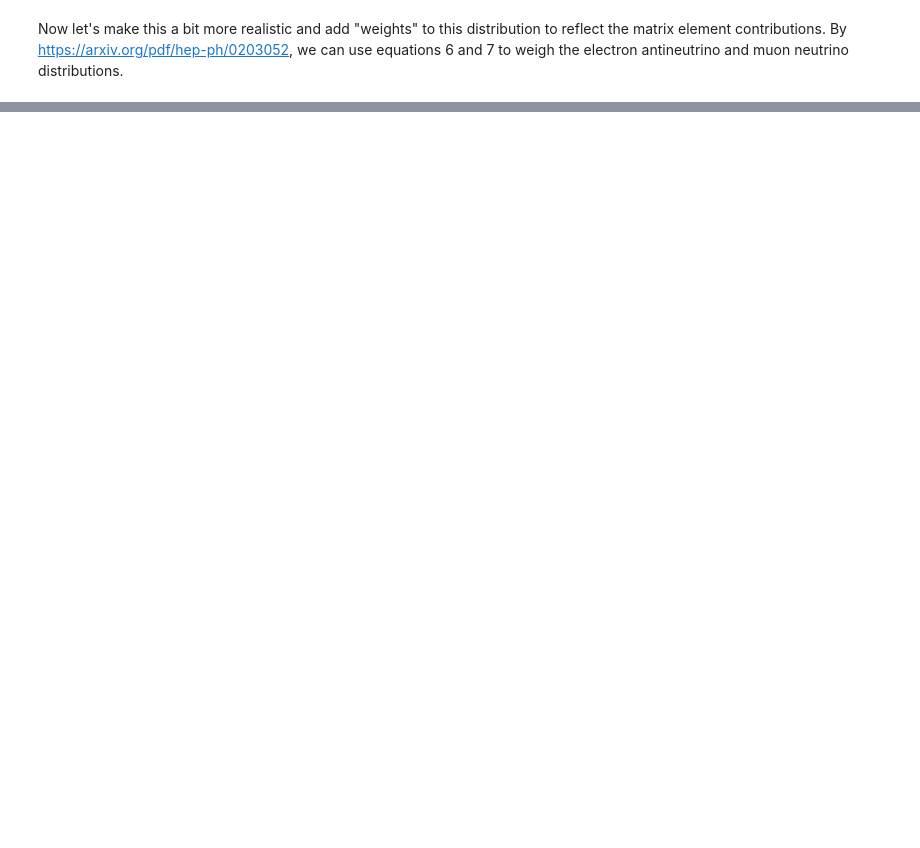
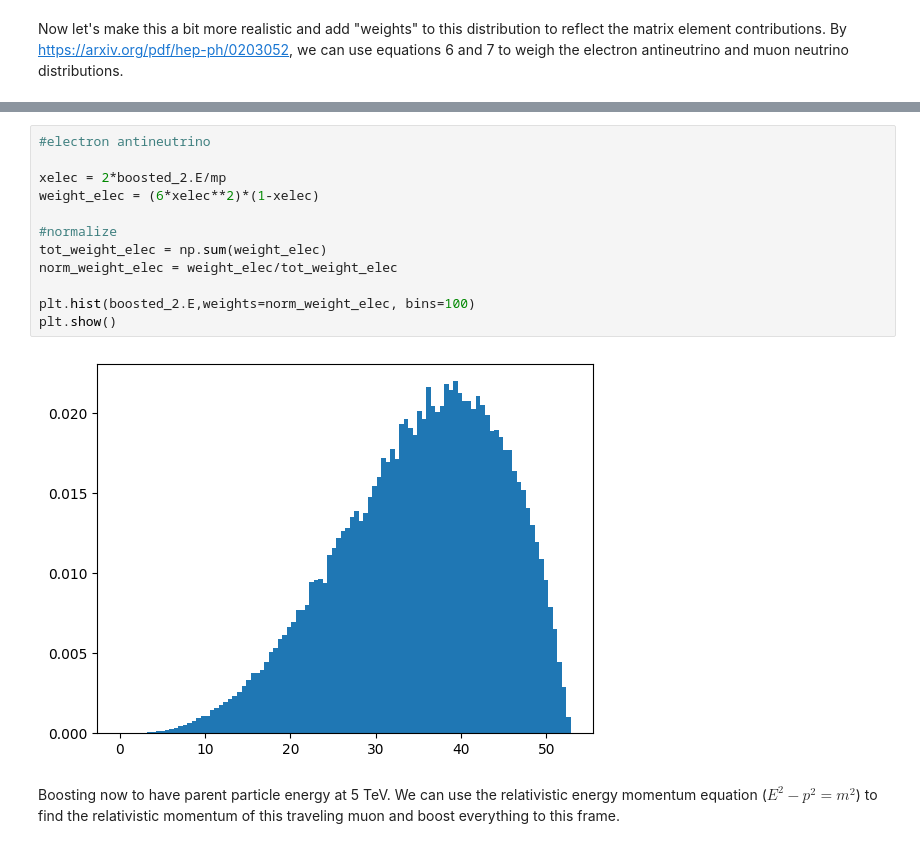
Before and after one commit to jchoi55/MINeut, a Jupyter notebook: 3-body-decay.ipynb, the cells around one changed output, grey strips where cells are left out. Saved outputs shown, nothing was run; the diff lists cells and outputs as text; blank space fills up the shorter version.

```diff
--- a/3-body-decay.ipynb
+++ b/3-body-decay.ipynb
@@ -136,0 +155,16 @@ plt.show()
+# %%
+#electron antineutrino
+
+xelec = 2*boosted_2.E/mp
+weight_elec = (6*xelec**2)*(1-xelec)
+
+#normalize
+tot_weight_elec = np.sum(weight_elec)
+norm_weight_elec = weight_elec/tot_weight_elec
+
+plt.hist(boosted_2.E,weights=norm_weight_elec, bins=100)
+plt.show()
+# %% [output]
+[figure, added]
+# %% [markdown]
+Boosting now to have parent particle energy at 5 TeV. We can use the relativistic energy momentum equation ($E^2-p^2=m^2$) to find the relativistic momentum of this traveling muon and boost everything to this frame.
```
Also changed, not shown: parts of 13 cells of this notebook.
